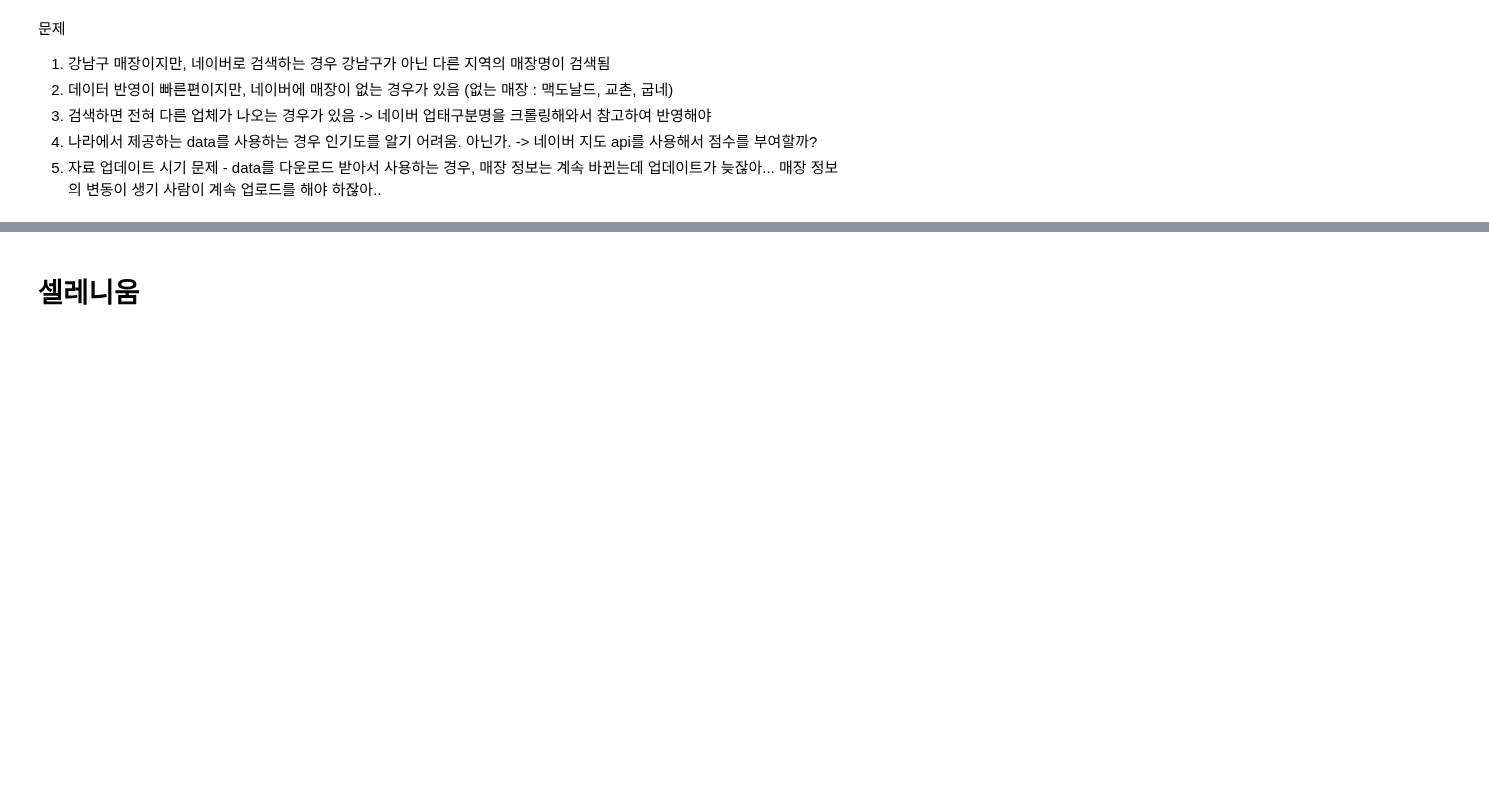
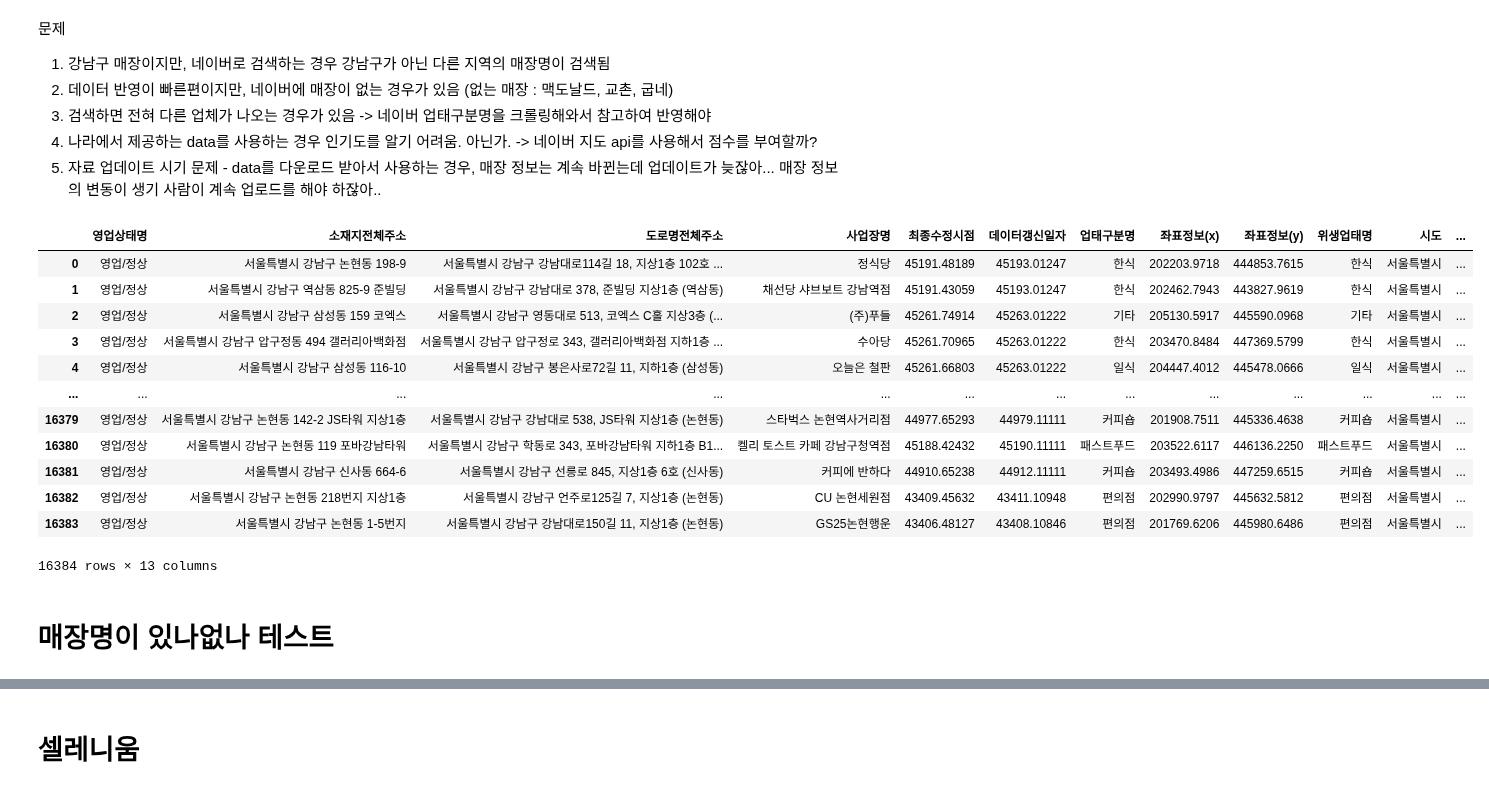
Before and after one commit to Lunch-Lab/data, a Jupyter notebook: naver_scraping.ipynb, the cells around one changed output, grey strips where cells are left out. Drawn from its saved outputs; the diff is of its cells as text; code cells hidden in the pictures; blank space fills up the shorter version.

```diff
--- a/naver_scraping.ipynb
+++ b/naver_scraping.ipynb
@@ -125,0 +124,17 @@ origin_df.info()
+# %%
+origin_df = pd.read_csv('./data/강남구_매장명.csv',encoding='cp949', encoding_errors='ignore')
+origin_df
+# %% [output]
+|  | 영업상태명 | 소재지전체주소 | 도로명전체주소 | 사업장명 | 최종수정시점 | 데이터갱신일자 | 업태구분명 | 좌표정보(x) | 좌표정보(y) | 위생업태명 | 시도 | ... |
+| 0 | 영업/정상 | 서울특별시 강남구 논현동 198-9 | 서울특별시 강남구 강남대로114길 18, 지상1층 102호 ... | 정식당 | 45191.48189 | 45193.01247 | 한식 | 202203.9718 | 444853.7615 | 한식 | 서울특별시 | ... |
+| 1 | 영업/정상 | 서울특별시 강남구 역삼동 825-9 준빌딩 | 서울특별시 강남구 강남대로 378, 준빌딩 지상1층 (역삼동) | 채선당 샤브보트 강남역점 | 45191.43059 | 45193.01247 | 한식 | 202462.7943 | 443827.9619 | 한식 | 서울특별시 | ... |
+| 2 | 영업/정상 | 서울특별시 강남구 삼성동 159 코엑스 | 서울특별시 강남구 영동대로 513, 코엑스 C홀 지상3층 (... | (주)푸들 | 45261.74914 | 45263.01222 | 기타 | 205130.5917 | 445590.0968 | 기타 | 서울특별시 | ... |
+| 3 | 영업/정상 | 서울특별시 강남구 압구정동 494 갤러리아백화점 | 서울특별시 강남구 압구정로 343, 갤러리아백화점 지하1층 ... | 수아당 | 45261.70965 | 45263.01222 | 한식 | 203470.8484 | 447369.5799 | 한식 | 서울특별시 | ... |
+| 4 | 영업/정상 | 서울특별시 강남구 삼성동 116-10 | 서울특별시 강남구 봉은사로72길 11, 지하1층 (삼성동) | 오늘은 철판 | 45261.66803 | 45263.01222 | 일식 | 204447.4012 | 445478.0666 | 일식 | 서울특별시 | ... |
+| ... | ... | ... | ... | ... | ... | ... | ... | ... | ... | ... | ... | ... |
+| 16379 | 영업/정상 | 서울특별시 강남구 논현동 142-2 JS타워 지상1층 | 서울특별시 강남구 강남대로 538, JS타워 지상1층 (논현동) | 스타벅스 논현역사거리점 | 44977.65293 | 44979.11111 | 커피숍 | 201908.7511 | 445336.4638 | 커피숍 | 서울특별시 | ... |
+| 16380 | 영업/정상 | 서울특별시 강남구 논현동 119 포바강남타워 | 서울특별시 강남구 학동로 343, 포바강남타워 지하1층 B1... | 켈리 토스트 카페 강남구청역점 | 45188.42432 | 45190.11111 | 패스트푸드 | 203522.6117 | 446136.2250 | 패스트푸드 | 서울특별시 | ... |
+| 16381 | 영업/정상 | 서울특별시 강남구 신사동 664-6 | 서울특별시 강남구 선릉로 845, 지상1층 6호 (신사동) | 커피에 반하다 | 44910.65238 | 44912.11111 | 커피숍 | 203493.4986 | 447259.6515 | 커피숍 | 서울특별시 | ... |
+| 16382 | 영업/정상 | 서울특별시 강남구 논현동 218번지 지상1층 | 서울특별시 강남구 언주로125길 7, 지상1층 (논현동) | CU 논현세원점 | 43409.45632 | 43411.10948 | 편의점 | 202990.9797 | 445632.5812 | 편의점 | 서울특별시 | ... |
+| 16383 | 영업/정상 | 서울특별시 강남구 논현동 1-5번지 | 서울특별시 강남구 강남대로150길 11, 지상1층 (논현동) | GS25논현행운 | 43406.48127 | 43408.10846 | 편의점 | 201769.6206 | 445980.6486 | 편의점 | 서울특별시 | ... |
+16384 rows × 13 columns
@@ -125,0 +148,2 @@ origin_df.info()
+# %% [markdown]
+# 매장명이 있나없나 테스트
```
Also changed, not shown: parts of 6 cells of this notebook, 2 other files.
